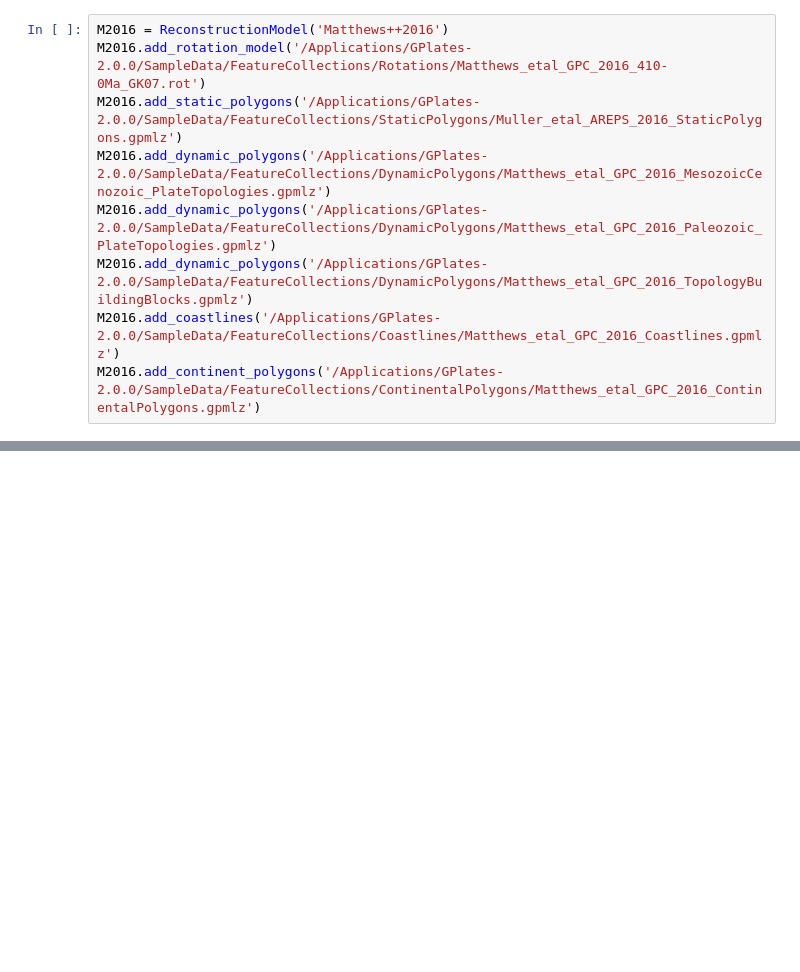
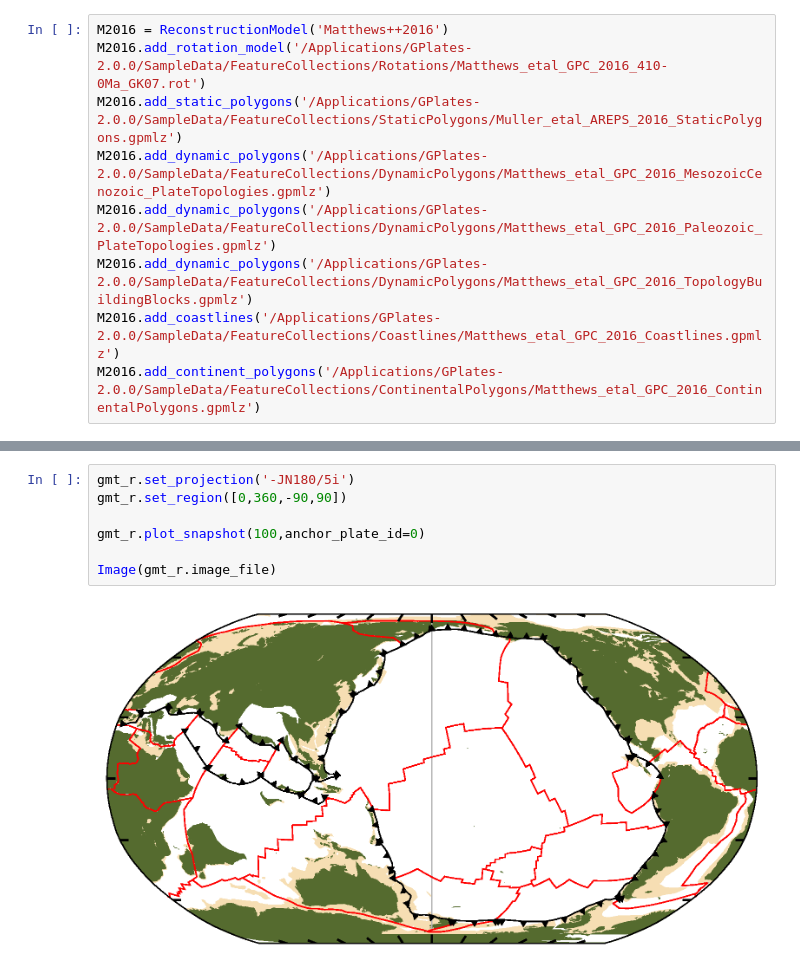
Before and after one commit to siwill22/GPlatesReconstructionModel, a Jupyter notebook: test_ReconstructionPlot.ipynb, the cells around one changed output, grey strips where cells are left out. Saved outputs shown, nothing was run; the diff lists cells and outputs as text; blank space fills up the shorter version.

```diff
--- a/test_ReconstructionPlot.ipynb
+++ b/test_ReconstructionPlot.ipynb
@@ -43,0 +61,9 @@ Image(gmt_r.image_file)
+# %%
+gmt_r.set_projection('-JN180/5i')
+gmt_r.set_region([0,360,-90,90])
+
+gmt_r.plot_snapshot(100,anchor_plate_id=0)
+
+Image(gmt_r.image_file)
+# %% [output]
+[figure, added]
```
Also changed, not shown: parts of 6 cells of this notebook, 1 other file.
